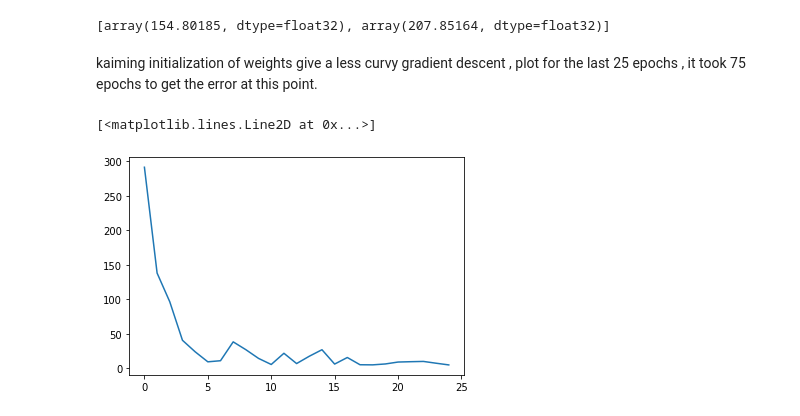
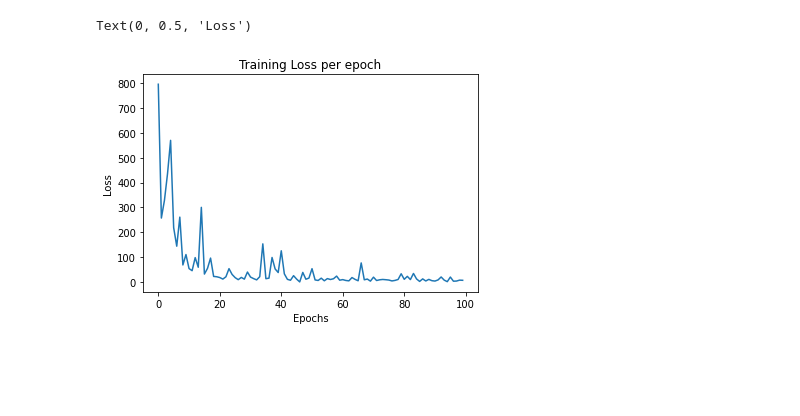
Before and after one commit to Phrmth/New, a Jupyter notebook: Neural_Net_from_scratch_on_Boston_Dataset.ipynb, the cells around one changed output. Drawn from its saved outputs; the diff is of its cells as text; code cells hidden in the pictures; blank space fills up the shorter version.

```diff
--- a/Neural_Net_from_scratch_on_Boston_Dataset.ipynb
+++ b/Neural_Net_from_scratch_on_Boston_Dataset.ipynb
@@ -59,13 +55,22 @@ else : device = torch.device("cpu")
 # %%
 m = x_train.shape[1]
 nh = 10
-lr = 1e-2
+lr = 1e-3
 loss_func = nn.MSELoss()
 def get_model():
   Model = nn.Sequential(nn.Linear(m,nh),
                         nn.ReLU(),
-                        nn.Linear(nh,5),
+                        nn.Linear(nh,nh),
                         nn.ReLU(),
-                        nn.Linear(5,1)
+                        nn.Linear(nh,1)
                         )
-  return Model, optim.Adam(Model.parameters(), lr=lr, eps = 1e-7 )
+  return Model, optim.Adam(Model.parameters(), lr=lr, eps = 1e-7, weight_decay= .01 )
+
+
+model, opt = get_model()
+
+from torch.nn import init
+
+for l in model:
+  if isinstance(l, nn.Linear):
+    init.kaiming_normal_(l.weight)
@@ -94,15 +91,15 @@ def fit(epoch, model , dl_train, dl_valid, opt, loss_func ):
       pred = model(xb)
       loss = loss_func(pred,yb)
       loss.backward()
+      opt.step()
 
-      opt.step()
-      loss1.append(loss)
-    print(sum(loss1)/len(loss1))
+    train_loss.append(loss)
       # with torch.no_grad():
       #   for p in model.parameters(): p-= p.grad * lr
+    if (l+1) % 10 == 0:
+      print(f"Epoch{l} : Train Loss {loss.item()} ")# , Valid Loss {loss_v.item()}")
 
-    model.eval()
-    with torch.no_grad():
+  with torch.no_grad():
       for xv,yv in dl_valid:
 
         xv,yv = xv.to(device),yv.to(device)
@@ -110,11 +107,6 @@ def fit(epoch, model , dl_train, dl_valid, opt, loss_func ):
         loss_v = loss_func(pred,yv)
 
         loss2.append(loss_v)
-      print(sum(loss2)/len(loss2))
+        print(loss_v)
 
-
-    train_loss.append(loss)
-    valid_loss.append(loss_v)
-    print(f"Epoch{l} : Train Loss {loss}, Valid Loss {loss_v}")
-
-  return train_loss, valid_loss
+  return train_loss#, valid_loss
@@ -121,3 +115,3 @@ def fit(epoch, model , dl_train, dl_valid, opt, loss_func ):
 # %%
-loss , loss_v = fit(25, model, dl_train, dl_valid, opt, loss_func)
+loss = fit(100, model, dl_train, dl_valid, opt, loss_func)
 # %% [output]
@@ -141,12 +129,9 @@ Epoch24 : Train Loss 4.993720531463623, Valid Loss 29.6571102142334
-# %%
-loss_v
-# %% [output]
-[array(154.80185, dtype=float32), array(207.85164, dtype=float32)]
-# %% [markdown]
-kaiming initialization of weights give a less curvy gradient descent , plot for the last 25 epochs , it took 75 epochs to get the error at this point.
 # %%
-plt.plot(range(25),loss)
-# plt.plot(range(25),loss_v)
+plt.plot(range(100),loss)
+#plt.plot(range(100),loss_v)
+plt.title("Training Loss per epoch")
+plt.xlabel('Epochs')
+plt.ylabel('Loss')
 # %% [output]
-[<matplotlib.lines.Line2D at 0x...>]
+Text(0, 0.5, 'Loss')
-[figure, old version]
+[figure, new version]
```
Also changed, not shown: parts of 12 cells of this notebook.
